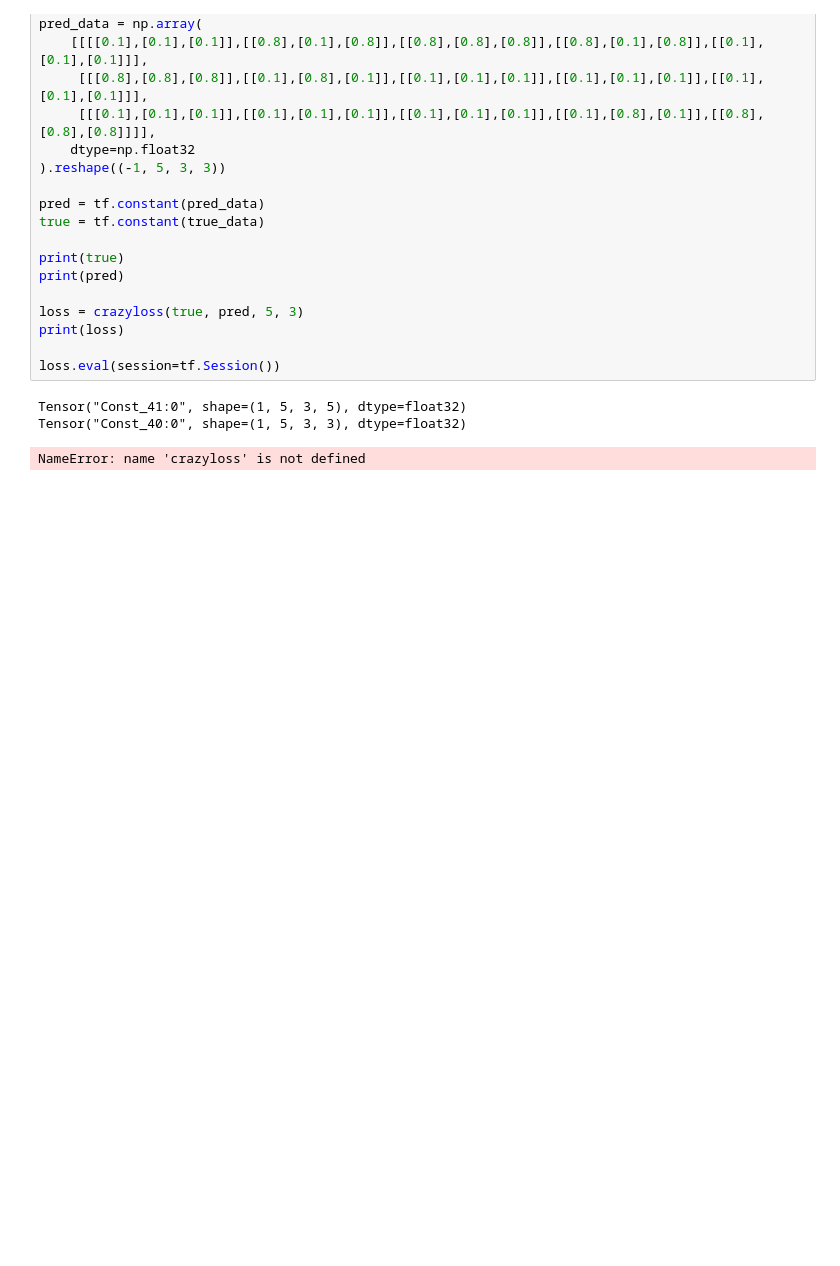
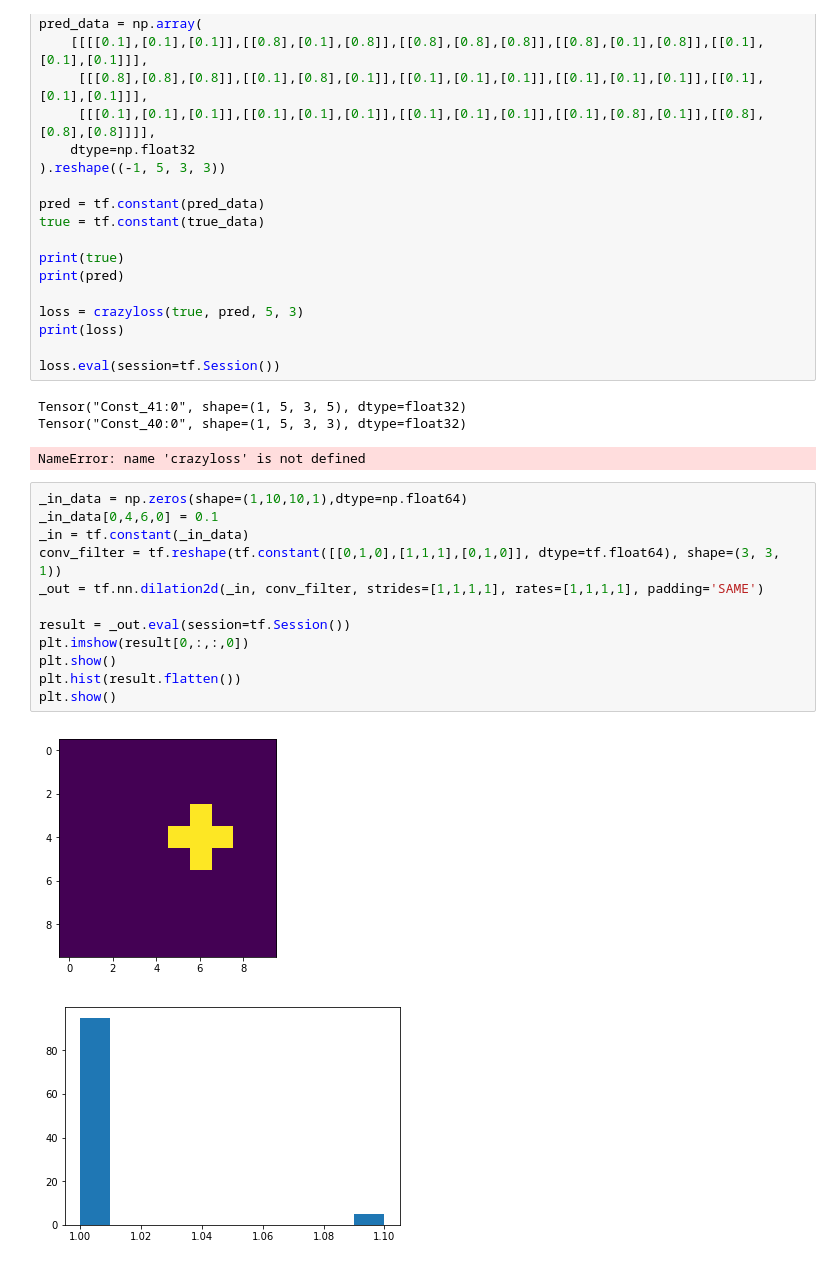
Before and after one commit to jr0th/crazycost, a Jupyter notebook: code/network.ipynb, the cells around one changed output. Saved outputs shown, nothing was run; the diff lists cells and outputs as text; blank space fills up the shorter version.

```diff
--- a/code/network.ipynb
+++ b/code/network.ipynb
@@ -165,3 +165,18 @@ loss.eval(session=tf.Session())
 Tensor("Const_41:0", shape=(1, 5, 3, 5), dtype=float32)
 Tensor("Const_40:0", shape=(1, 5, 3, 3), dtype=float32)
 NameError: name 'crazyloss' is not defined
+# %%
+_in_data = np.zeros(shape=(1,10,10,1),dtype=np.float64)
+_in_data[0,4,6,0] = 0.1
+_in = tf.constant(_in_data)
+conv_filter = tf.reshape(tf.constant([[0,1,0],[1,1,1],[0,1,0]], dtype=tf.float64), shape=(3, 3, 1))
+_out = tf.nn.dilation2d(_in, conv_filter, strides=[1,1,1,1], rates=[1,1,1,1], padding='SAME')
+
+result = _out.eval(session=tf.Session())
+plt.imshow(result[0,:,:,0])
+plt.show()
+plt.hist(result.flatten())
+plt.show()
+# %% [output]
+[figure, added]
+[figure, added]
```
Also changed, not shown: 2 other files.
